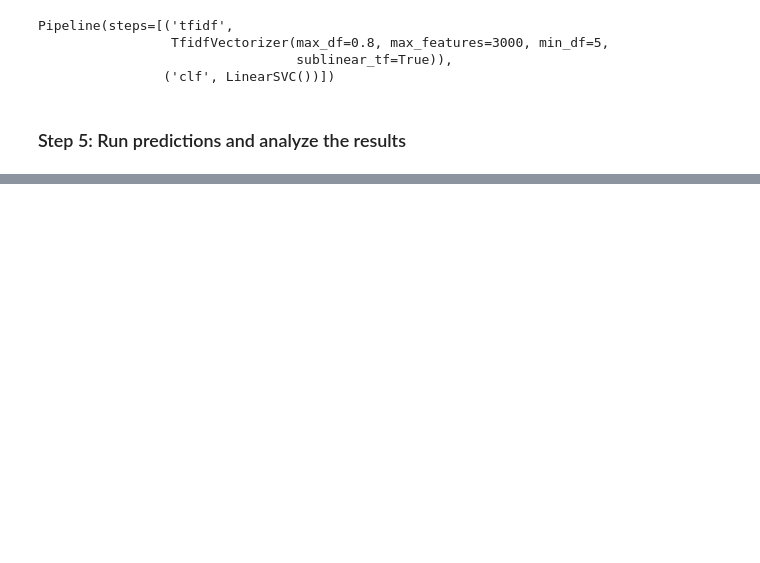
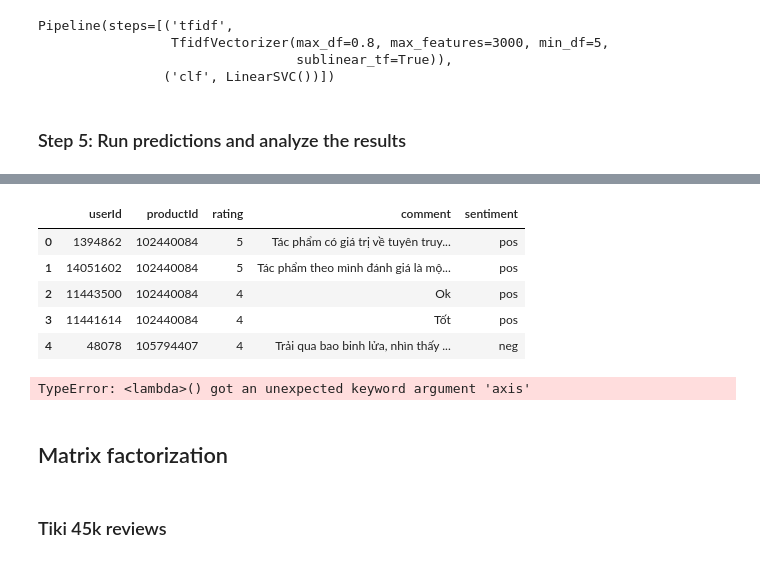
Before and after one commit to dattv23/DoAnTotNghiep, a Jupyter notebook: 03.SourceCode/main.ipynb, the cells around one changed output, grey strips where cells are left out. Cells and saved outputs as stored; diff of their text form; code cells hidden in the pictures; blank space fills up the shorter version.

Commit message:
refactor: sentiment analysis

```diff
--- a/03.SourceCode/main.ipynb
+++ b/03.SourceCode/main.ipynb
@@ -217,0 +280,6 @@ array(['pos', 'neg', 'pos', 'neg'], dtype=object)
+# %%
+import pandas as pd
+reviews = pd.read_csv('../02.Dataset/reviews_300k.csv')
+# %%
+reviews.dropna(inplace=True)
+print(f'Total number of reviews: {len(reviews)}')
@@ -217,0 +288,4 @@ array(['pos', 'neg', 'pos', 'neg'], dtype=object)
+# %%
+reviews_with_comment = reviews[reviews['comment'].notna()].copy()
+reviews_with_comment.reset_index(drop=True, inplace=True)
+print(f'Total number of reviews with comment: {len(reviews_with_comment)}')
@@ -217,0 +303,11 @@ array(['pos', 'neg', 'pos', 'neg'], dtype=object)
+# %%
+reviews_with_comment['sentiment'] = text_clf_svm.predict(reviews_with_comment['comment'].tolist())
+# %%
+reviews_with_comment.head()
+# %% [output]
+|  | userId | productId | rating | comment | sentiment |
+| 0 | 1394862 | 102440084 | 5 | Tác phẩm có giá trị về tuyên truy... | pos |
+| 1 | 14051602 | 102440084 | 5 | Tác phẩm theo mình đánh giá là mộ... | pos |
+| 2 | 11443500 | 102440084 | 4 | Ok | pos |
+| 3 | 11441614 | 102440084 | 4 | Tốt | pos |
+| 4 | 48078 | 105794407 | 4 | Trải qua bao binh lửa, nhìn thấy ... | neg |
@@ -217,0 +398,9 @@ array(['pos', 'neg', 'pos', 'neg'], dtype=object)
+# %%
+reviews_with_comment['adjusted_rating'] = reviews_with_comment.apply(
+    lambda row: advanced_rating_adjustment(
+        row["rating"], row["sentiment"], row["comment"]
+    ),
+    axis=1,
+)
+# %% [output]
+TypeError: <lambda>() got an unexpected keyword argument 'axis'
@@ -217,0 +409,4 @@ array(['pos', 'neg', 'pos', 'neg'], dtype=object)
+# %% [markdown]
+## Matrix factorization
+# %% [markdown]
+### Tiki 45k reviews
```
Also changed, not shown: parts of 29 cells of this notebook, 27 other files.
